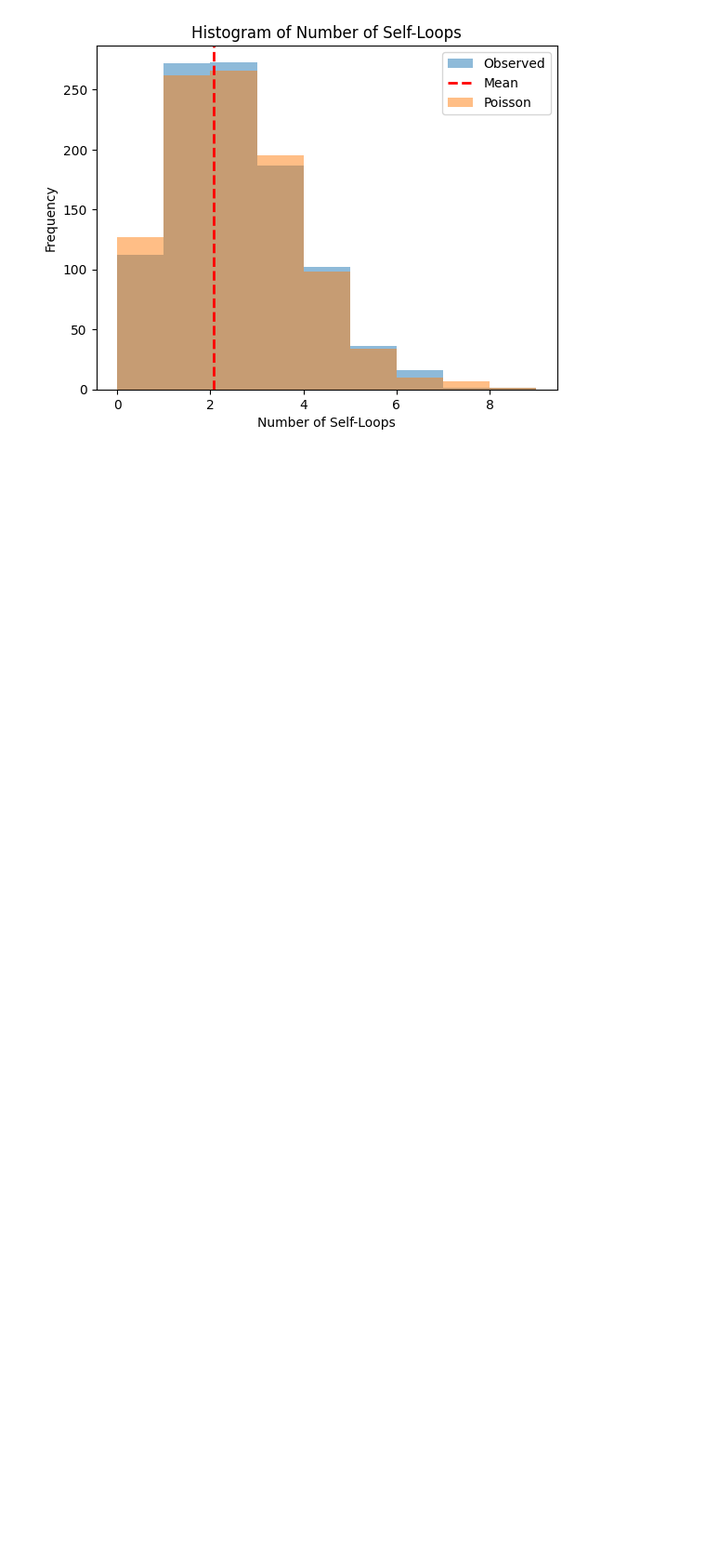
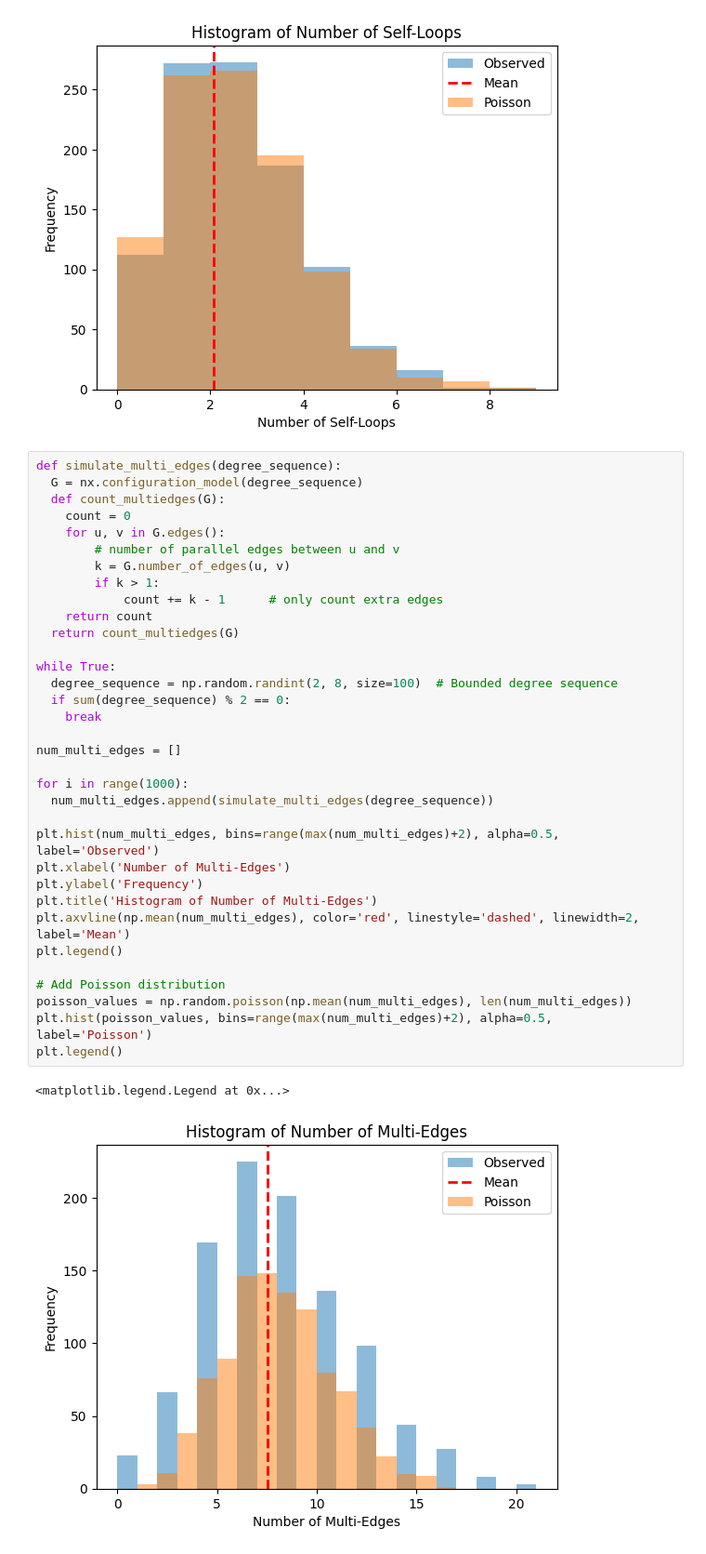
Before and after one commit to xxEthene/ST5225, a Jupyter notebook: lecture5.ipynb, the cells around one changed output. Shown at 93% size. Drawn from its saved outputs; the diff is of its cells as text; blank space fills up the shorter version.

```diff
--- a/lecture5.ipynb
+++ b/lecture5.ipynb
@@ -500,6 +503,43 @@ plt.legend()
 plt.show()
 # %% [output]
 [figure]
+# %%
+def simulate_multi_edges(degree_sequence):
+  G = nx.configuration_model(degree_sequence)
+  def count_multiedges(G):
+    count = 0
+    for u, v in G.edges():
+        # number of parallel edges between u and v
+        k = G.number_of_edges(u, v)
+        if k > 1:
+            count += k - 1      # only count extra edges
+    return count
+  return count_multiedges(G)
+
+while True:
+  degree_sequence = np.random.randint(2, 8, size=100)  # Bounded degree sequence
+  if sum(degree_sequence) % 2 == 0:
+    break
+
+num_multi_edges = []
+
+for i in range(1000):
+  num_multi_edges.append(simulate_multi_edges(degree_sequence))
+
+plt.hist(num_multi_edges, bins=range(max(num_multi_edges)+2), alpha=0.5, label='Observed')
+plt.xlabel('Number of Multi-Edges')
+plt.ylabel('Frequency')
+plt.title('Histogram of Number of Multi-Edges')
+plt.axvline(np.mean(num_multi_edges), color='red', linestyle='dashed', linewidth=2, label='Mean')
+plt.legend()
+
+# Add Poisson distribution
+poisson_values = np.random.poisson(np.mean(num_multi_edges), len(num_multi_edges))
+plt.hist(poisson_values, bins=range(max(num_multi_edges)+2), alpha=0.5, label='Poisson')
+plt.legend()
+# %% [output]
+<matplotlib.legend.Legend at 0x...>
+[figure, added]
 # %%
 # Sample an Erdős-Rényi random graph (ERRG) with n=100, p=0.02
 n = 100
```
Also changed, not shown: parts of 10 cells of this notebook, 1 other file.
